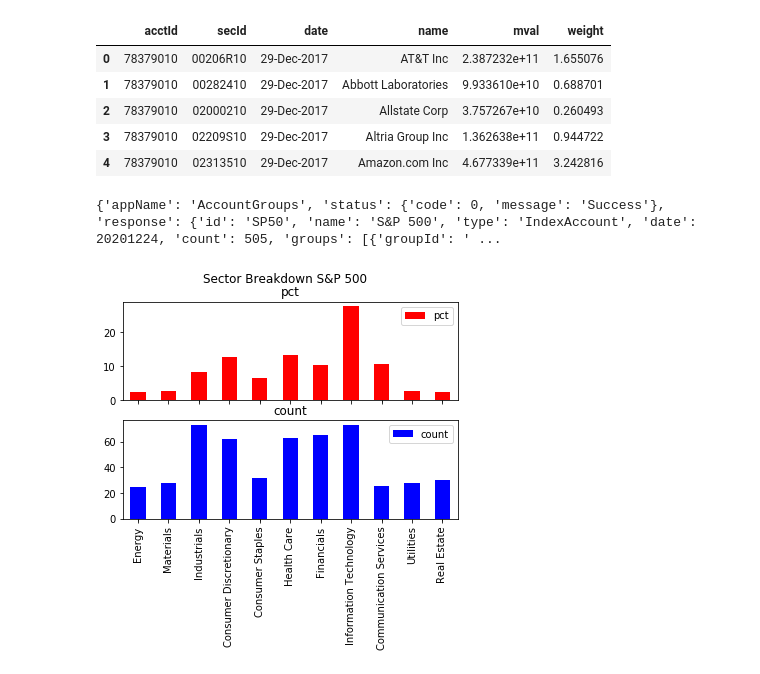
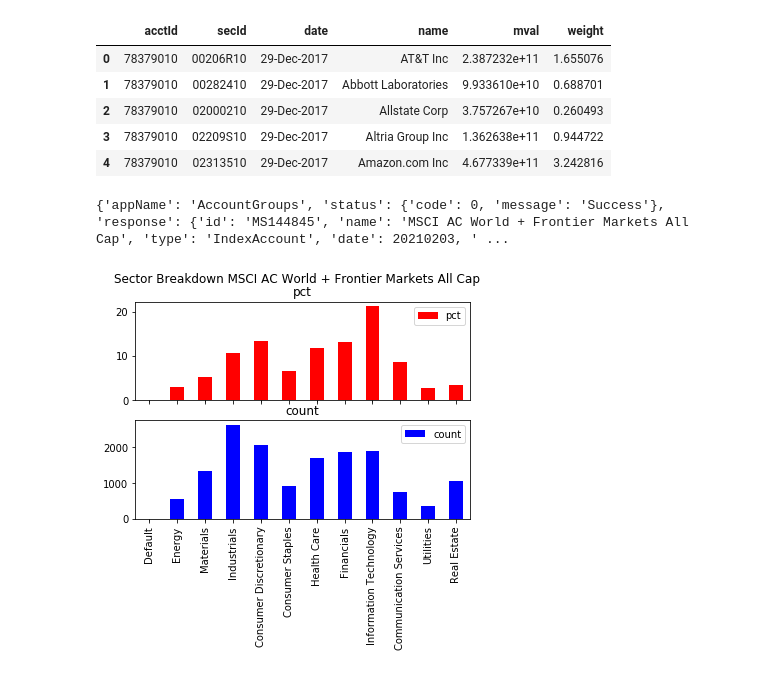
Before and after one commit to LeslieNewman/Vi-Py, a Jupyter notebook: py/VisionExpressionsStoryBoard.ipynb, the cells around one changed output. Saved outputs shown, nothing was run; the diff lists cells and outputs as text; code cells hidden in the pictures.

```diff
--- a/py/VisionExpressionsStoryBoard.ipynb
+++ b/py/VisionExpressionsStoryBoard.ipynb
@@ -36,3 +29,9 @@ os.environ['VisionServerAddress'] = 'http://visdeva06.factset.com:10010/vision/a
+# %%
+import pandas as pd
+import vconnect
+
+vc = vconnect.VCconnection()
+vc.setUrl('http://visdevdb01.cts.fast-clientenv-aws.dev.us-east-1.aws.fdscloud.io:10010/vision/api')
 # %% [markdown]
 ### Waking up the Vision Service
 
@@ -377,18 +376,18 @@ Holdings For:  OEX    S&P 100  since  20171231
 # %%
 #-- Run application to return holdings grouped by sector and chart the result
 
-result = vc.runapp("AccountGroups", {'acctId' : 'sp50', 'groupRule' : 'mapEntry cp fs gicSector'})
-#result = vc.runapp("AccountGroups", {'acctId' : 'MS144845', 'groupRule' : 'mapEntry cp fs gicSector'})
+#result = vc.runapp("AccountGroups", {'acctId' : 'sp50', 'groupRule' : 'mapEntry cp fs gicSector'})
+result = vc.runapp("AccountGroups", {'acctId' : 'MS144845', 'groupRule' : 'mapEntry cp fs gicSector'})
 print(result)
 
 groups = result['response']['groups']
 labels = [x['groupName'] for x in groups]
 weights = [x['weight'] for x in groups ]
 counts = [x['count'] for x in groups]
 title = "Sector Breakdown " + result['response']['name']
 
 df = pd.DataFrame({'pct': weights, 'count' : counts}, index=labels)
 myplot = df.plot.bar(rot=90, title= title, subplots=True, color=['red','blue'])
 # %% [output]
-{'appName': 'AccountGroups', 'status': {'code': 0, 'message': 'Success'}, 'response': {'id': 'SP50', 'name': 'S&P 500', 'type': 'IndexAccount', 'date': 20201224, 'count': 505, 'groups': [{'groupId': ' ...
+{'appName': 'AccountGroups', 'status': {'code': 0, 'message': 'Success'}, 'response': {'id': 'MS144845', 'name': 'MSCI AC World + Frontier Markets All Cap', 'type': 'IndexAccount', 'date': 20210203, ' ...
-[figure, old version]
+[figure, new version]
```
Also changed, not shown: parts of 11 cells of this notebook, 4 other files.
